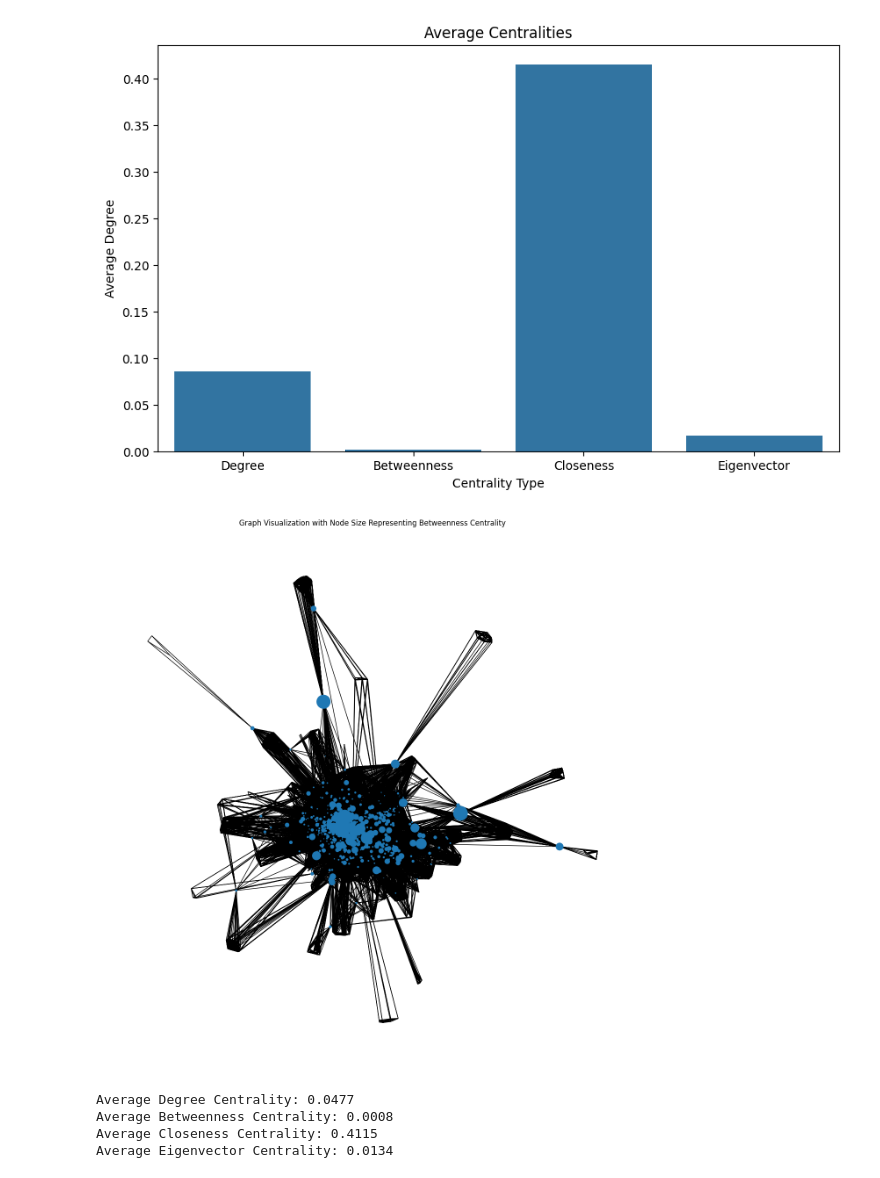
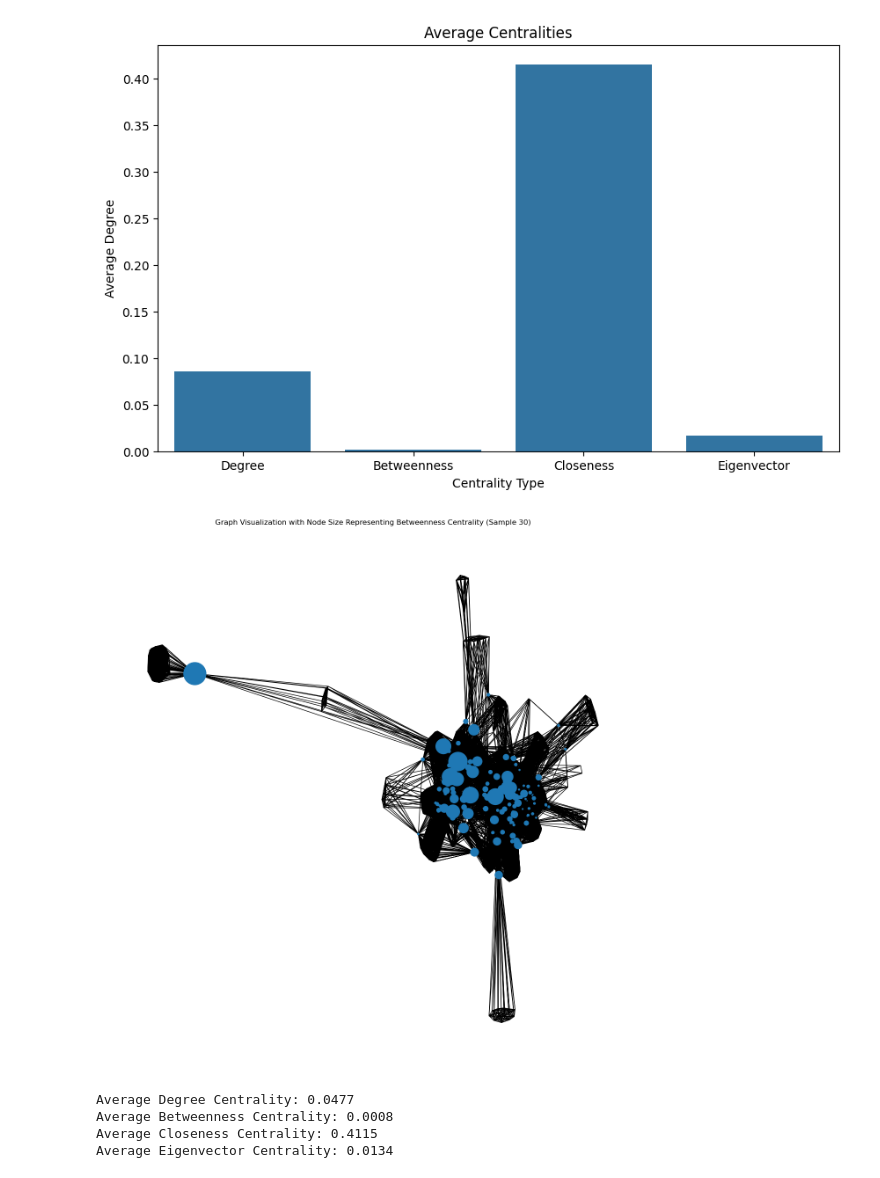
Before and after one commit to meteor123456/Spotify-Artist-Cooccurence, a Jupyter notebook: analysis.ipynb, the cells around one changed output. Cells and saved outputs as stored; diff of their text form; code cells hidden in the pictures.

```diff
--- a/analysis.ipynb
+++ b/analysis.ipynb
@@ -44,5 +36,5 @@ plt.show()
 # %%
-g = nx.read_graphml("/content/artists_graph_connected_30.graphml")
+g = nx.read_graphml("graphs/artists_graph_connected_30.graphml")
 
 degree_centrality = nx.degree_centrality(g)
 betweenness_centrality = nx.betweenness_centrality(g)
@@ -75,11 +67,11 @@ plt.show()
 # %%
 # Low betweeness, probably because of large data size and high closness/transience
 fig, ax = plt.subplots(1, 1, figsize=(16,16))
 node_size = [v * 10000 for v in betweenness_centrality.values()]
 nx.draw_networkx(g, ax=ax, node_size=node_size, with_labels=False)
 plt.axis("off")
-plt.title("Graph Visualization with Node Size Representing Betweenness Centrality")
+plt.title("Graph Visualization with Node Size Representing Betweenness Centrality (Sample 30)")
 plt.show()
 # %% [output]
-[figure, old version]
+[figure, new version]
 # %%
```
Also changed, not shown: parts of 26 cells of this notebook.
